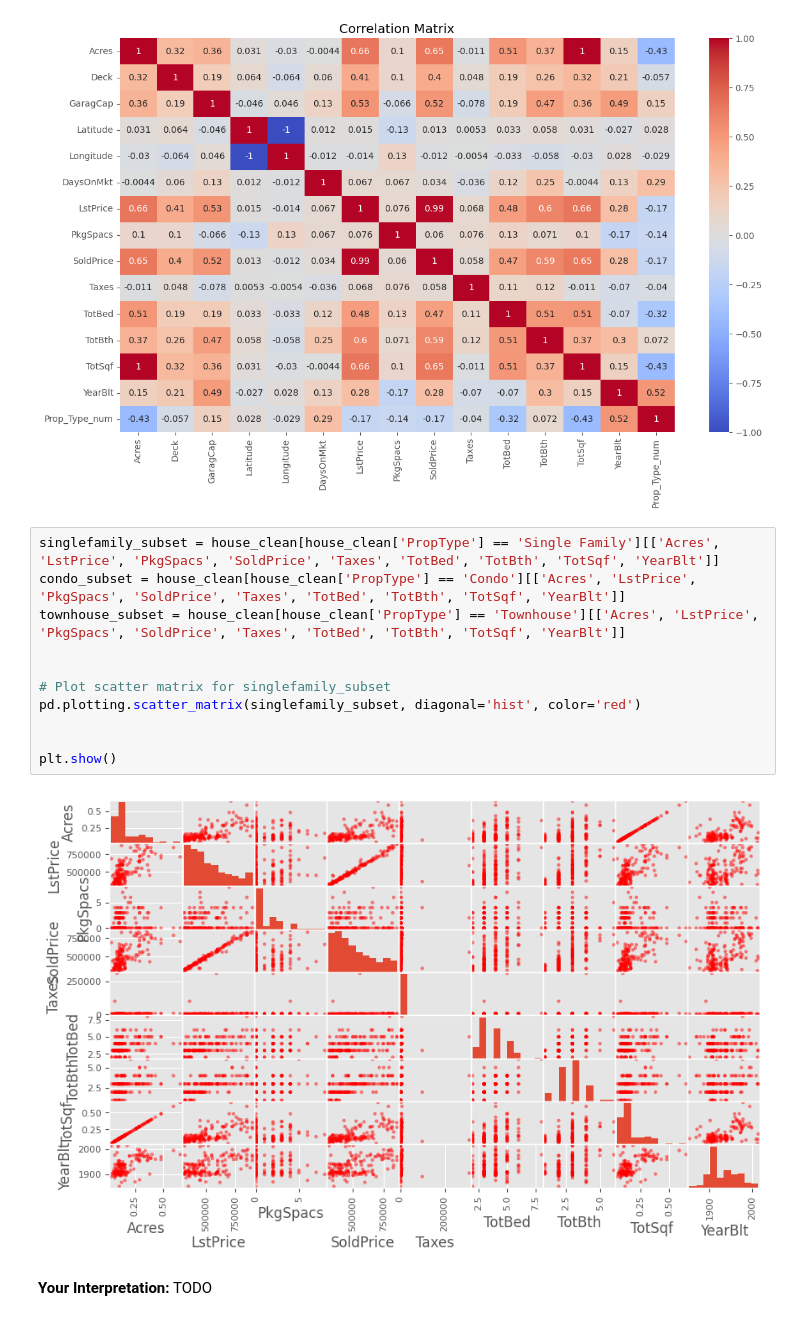
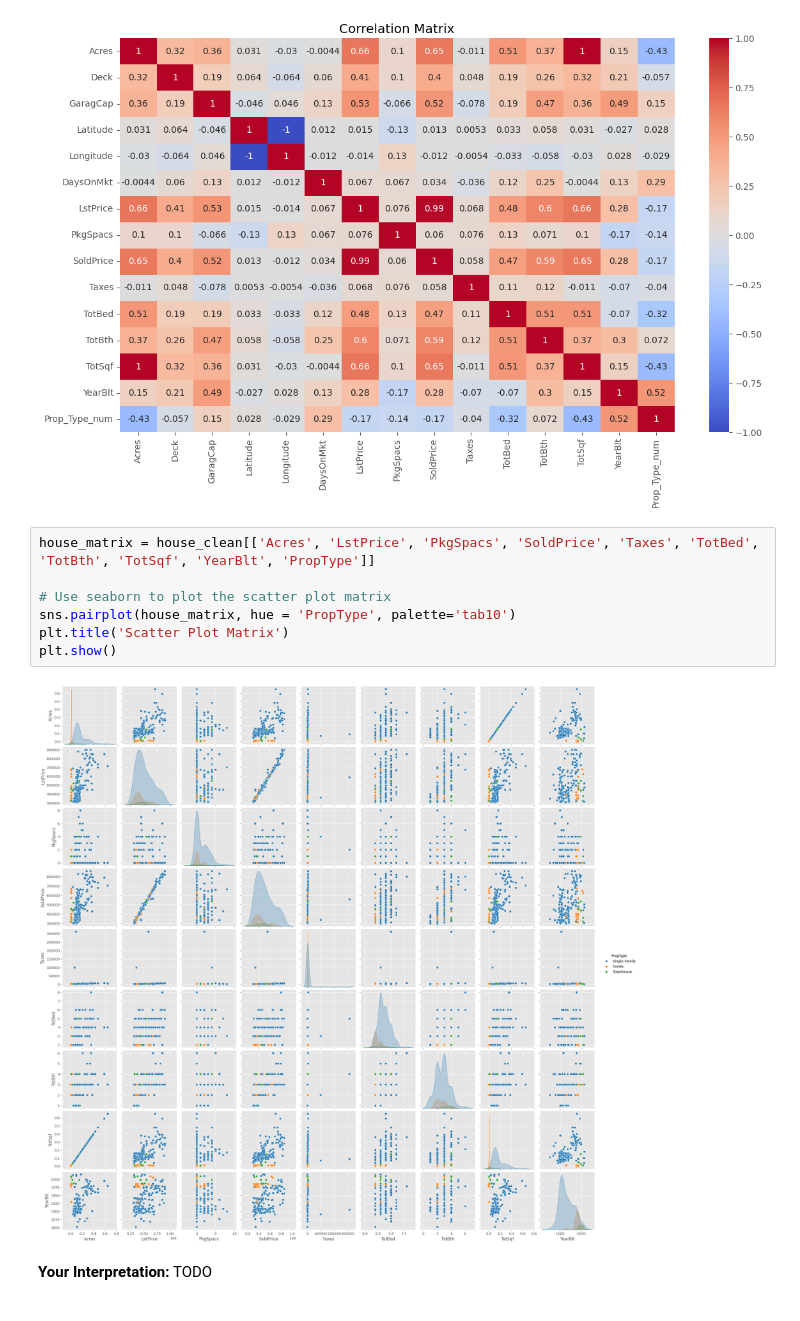
Before and after one commit to logancorrea/Intro-to-Data-Science, a Jupyter notebook: Homework/HW05/HW5.ipynb, the cells around one changed output. Drawn from its saved outputs; the diff is of its cells as text.

```diff
--- a/Homework/HW05/HW5.ipynb
+++ b/Homework/HW05/HW5.ipynb
@@ -118,19 +118,15 @@ plt.title('Correlation Matrix')
 plt.show()
 # %% [output]
 [figure]
-# %%
-singlefamily_subset = house_clean[house_clean['PropType'] == 'Single Family'][['Acres', 'LstPrice', 'PkgSpacs', 'SoldPrice', 'Taxes', 'TotBed', 'TotBth', 'TotSqf', 'YearBlt']]
-condo_subset = house_clean[house_clean['PropType'] == 'Condo'][['Acres', 'LstPrice', 'PkgSpacs', 'SoldPrice', 'Taxes', 'TotBed', 'TotBth', 'TotSqf', 'YearBlt']]
-townhouse_subset = house_clean[house_clean['PropType'] == 'Townhouse'][['Acres', 'LstPrice', 'PkgSpacs', 'SoldPrice', 'Taxes', 'TotBed', 'TotBth', 'TotSqf', 'YearBlt']]
-
-
-# Plot scatter matrix for singlefamily_subset
-pd.plotting.scatter_matrix(singlefamily_subset, diagonal='hist', color='red')
-
-
-plt.show()
-# %% [output]
-[figure, removed]
+# %%
+house_matrix = house_clean[['Acres', 'LstPrice', 'PkgSpacs', 'SoldPrice', 'Taxes', 'TotBed', 'TotBth', 'TotSqf', 'YearBlt', 'PropType']]
+
+# Use seaborn to plot the scatter plot matrix
+sns.pairplot(house_matrix, hue = 'PropType', palette='tab10')
+plt.title('Scatter Plot Matrix')
+plt.show()
+# %% [output]
+[figure, added]
 # %% [markdown]
 **Your Interpretation:** TODO
 # %% [markdown]
```
